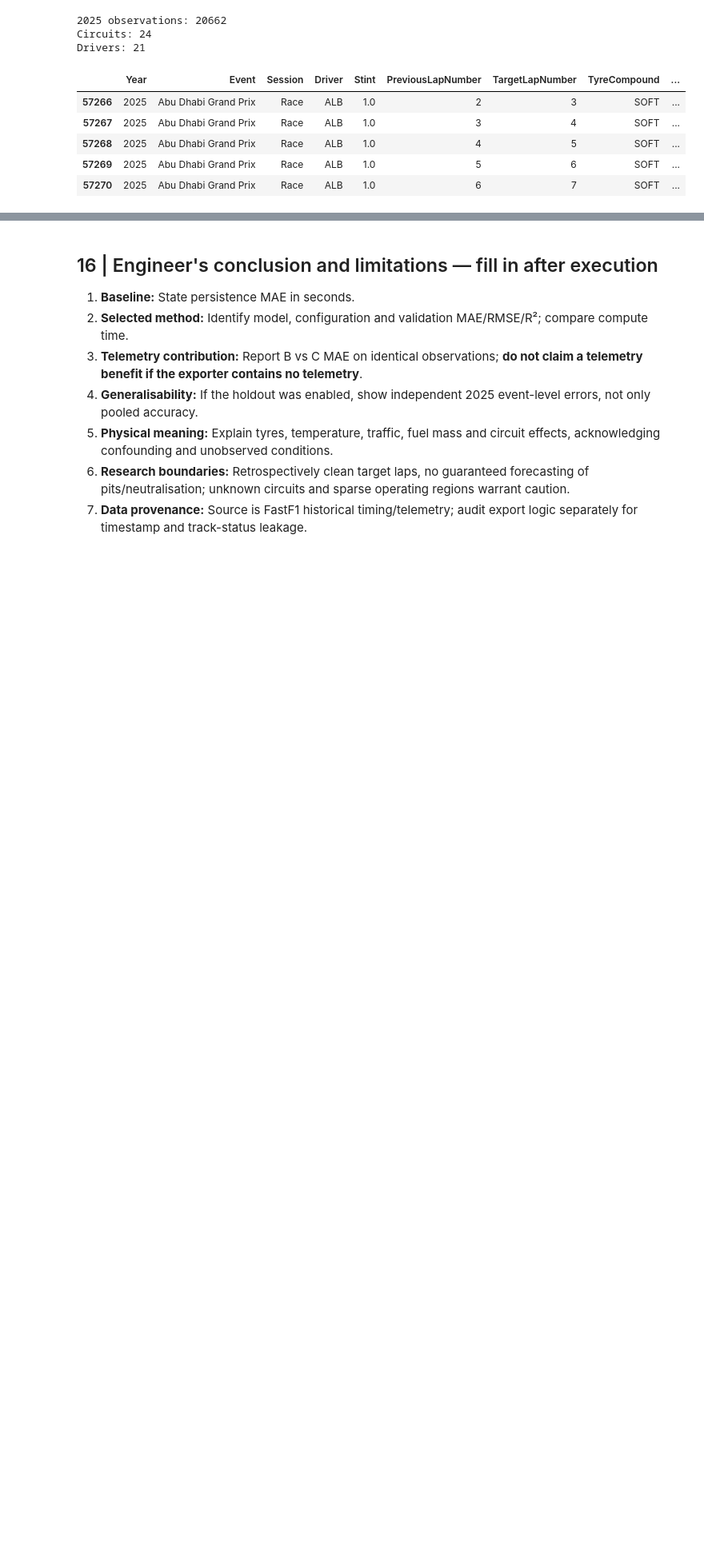
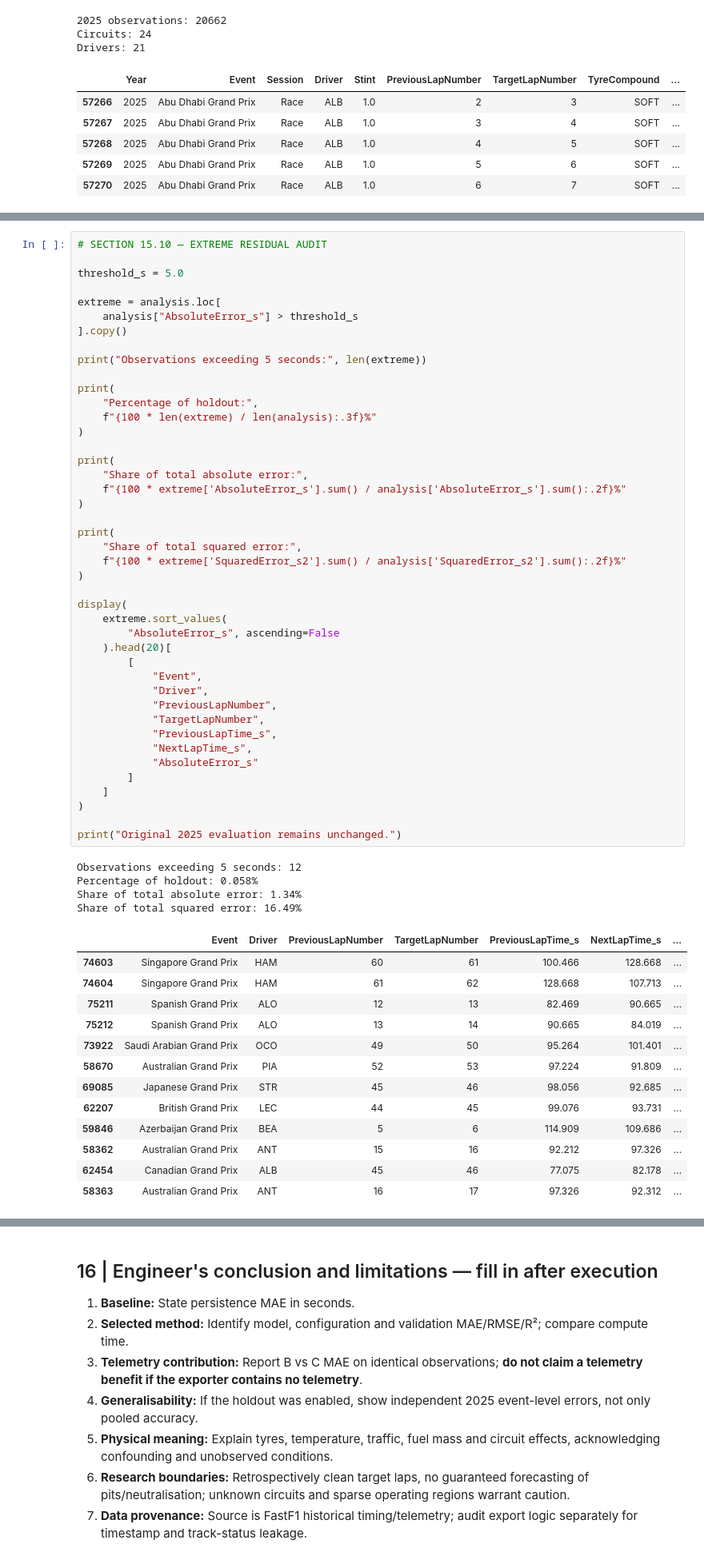
Before and after one commit to adrianliew99/MMA3001-Project-Formula1-Lap-Time-Prediction-Using-Machine-Learning, a Jupyter notebook: MMA3001_F1_Next_Lap_Prediction.ipynb, the cells around one changed output, grey strips where cells are left out. Shown at 80% size. Saved outputs shown, nothing was run; the diff lists cells and outputs as text; blank space fills up the shorter version.

```diff
--- a/MMA3001_F1_Next_Lap_Prediction.ipynb
+++ b/MMA3001_F1_Next_Lap_Prediction.ipynb
@@ -911,0 +1502,61 @@ Drivers: 21
+# %%
+# SECTION 15.10 — EXTREME RESIDUAL AUDIT
+
+threshold_s = 5.0
+
+extreme = analysis.loc[
+    analysis["AbsoluteError_s"] > threshold_s
+].copy()
+
+print("Observations exceeding 5 seconds:", len(extreme))
+
+print(
+    "Percentage of holdout:",
+    f"{100 * len(extreme) / len(analysis):.3f}%"
+)
+
+print(
+    "Share of total absolute error:",
+    f"{100 * extreme['AbsoluteError_s'].sum() / analysis['AbsoluteError_s'].sum():.2f}%"
+)
+
+print(
+    "Share of total squared error:",
+    f"{100 * extreme['SquaredError_s2'].sum() / analysis['SquaredError_s2'].sum():.2f}%"
+)
+
+display(
+    extreme.sort_values(
+        "AbsoluteError_s", ascending=False
+    ).head(20)[
+        [
+            "Event",
+            "Driver",
+            "PreviousLapNumber",
+            "TargetLapNumber",
+            "PreviousLapTime_s",
+            "NextLapTime_s",
+            "AbsoluteError_s"
+        ]
+    ]
+)
+
+print("Original 2025 evaluation remains unchanged.")
+# %% [output]
+Observations exceeding 5 seconds: 12
+Percentage of holdout: 0.058%
+Share of total absolute error: 1.34%
+Share of total squared error: 16.49%
+|  | Event | Driver | PreviousLapNumber | TargetLapNumber | PreviousLapTime_s | NextLapTime_s | ... |
+| 74603 | Singapore Grand Prix | HAM | 60 | 61 | 100.466 | 128.668 | ... |
+| 74604 | Singapore Grand Prix | HAM | 61 | 62 | 128.668 | 107.713 | ... |
+| 75211 | Spanish Grand Prix | ALO | 12 | 13 | 82.469 | 90.665 | ... |
+| 75212 | Spanish Grand Prix | ALO | 13 | 14 | 90.665 | 84.019 | ... |
+| 73922 | Saudi Arabian Grand Prix | OCO | 49 | 50 | 95.264 | 101.401 | ... |
+| 58670 | Australian Grand Prix | PIA | 52 | 53 | 97.224 | 91.809 | ... |
+| 69085 | Japanese Grand Prix | STR | 45 | 46 | 98.056 | 92.685 | ... |
+| 62207 | British Grand Prix | LEC | 44 | 45 | 99.076 | 93.731 | ... |
+| 59846 | Azerbaijan Grand Prix | BEA | 5 | 6 | 114.909 | 109.686 | ... |
+| 58362 | Australian Grand Prix | ANT | 15 | 16 | 92.212 | 97.326 | ... |
+| 62454 | Canadian Grand Prix | ALB | 45 | 46 | 77.075 | 82.178 | ... |
+| 58363 | Australian Grand Prix | ANT | 16 | 17 | 97.326 | 92.312 | ... |
```
Also changed, not shown: parts of 11 cells of this notebook, 23 other files.
